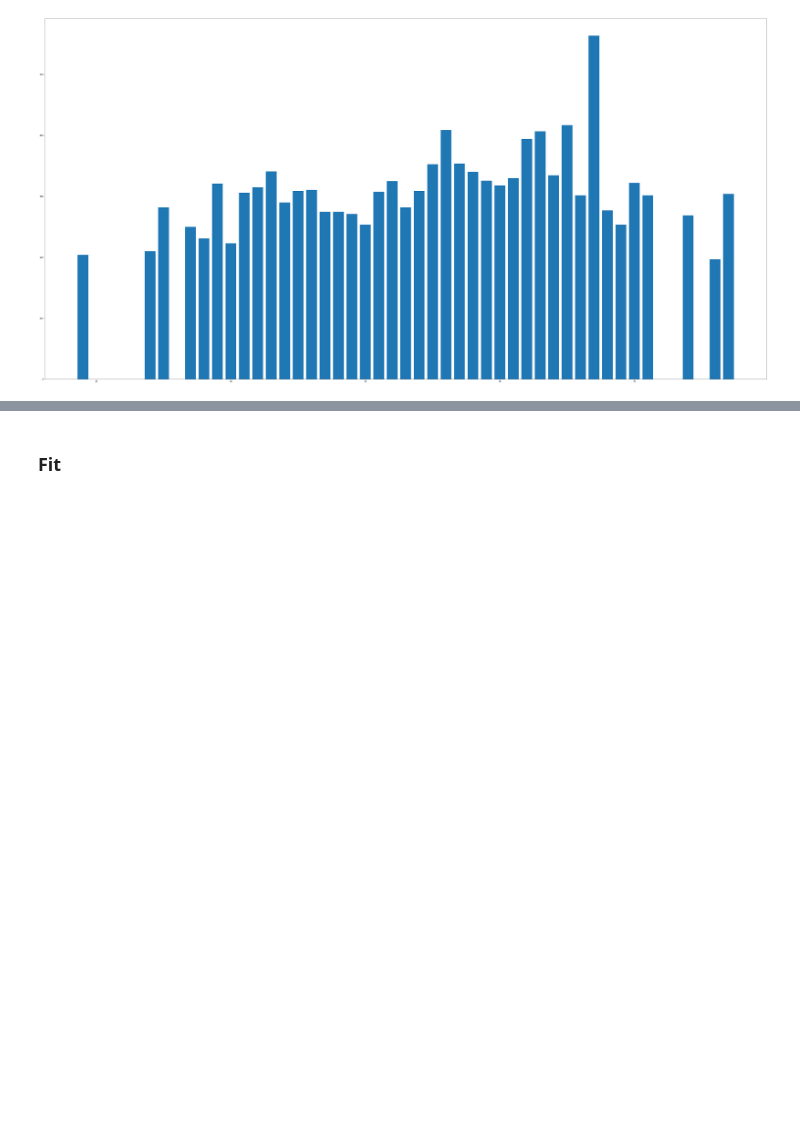
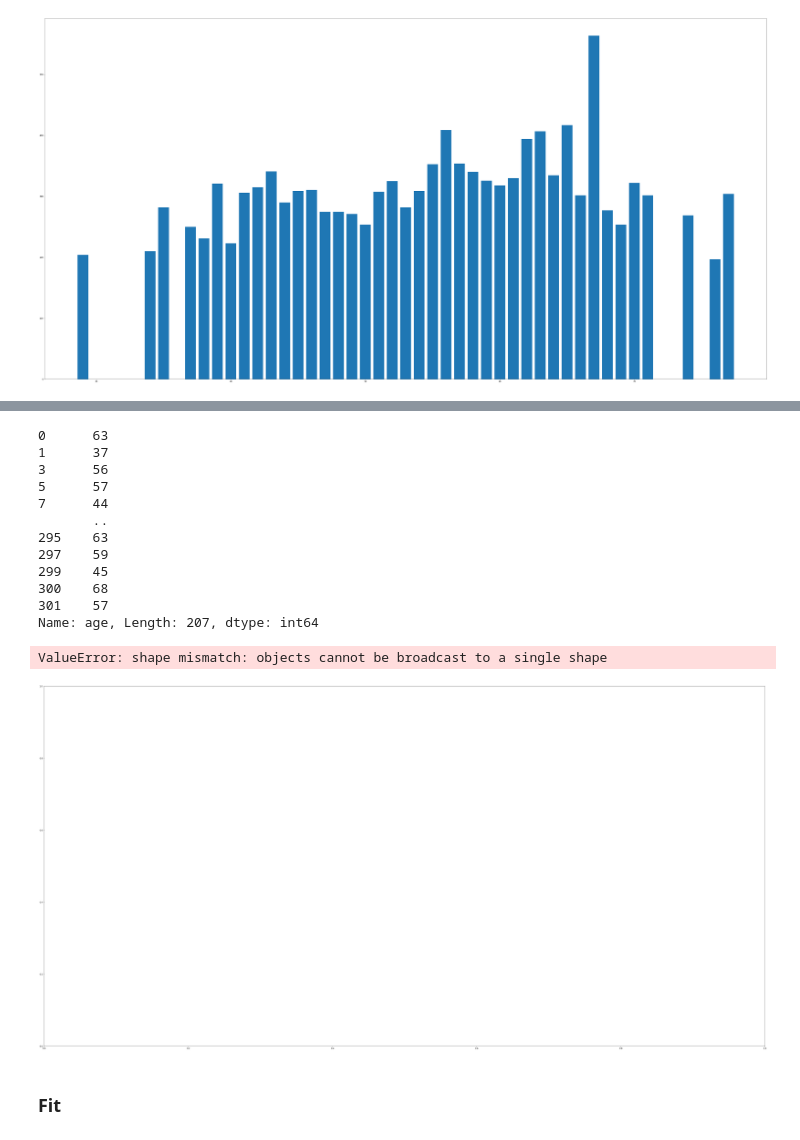
Before and after one commit to Trishmcc/Synthesised_Dataset, a Jupyter notebook: Synthesised_Dataset.ipynb, the cells around one changed output, grey strips where cells are left out. Cells and saved outputs as stored; diff of their text form; code cells hidden in the pictures; blank space fills up the shorter version.

```diff
--- a/Synthesised_Dataset.ipynb
+++ b/Synthesised_Dataset.ipynb
@@ -297,3 +320,29 @@ AttributeError: 'Series' object has no attribute 'value'
+# %%
+
+inputs = males['age']
+outputs = heart_data['chol']
+print(inputs)
+
+fig = plt.figure()
+ax = fig.add_axes([0,0,1,1])
+
+ax.bar(inputs, outputs)
+plt.show()
+# %% [output]
+0      63
+1      37
+3      56
+5      57
+7      44
+       ..
+295    63
+297    59
+299    45
+300    68
+301    57
+Name: age, Length: 207, dtype: int64
+ValueError: shape mismatch: objects cannot be broadcast to a single shape
+[figure, added]
 # %%
 knn = nei.KNeighboursClassifier(n_neighbors=5)
 # %% [markdown]
```
Also changed, not shown: parts of 6 cells of this notebook.
